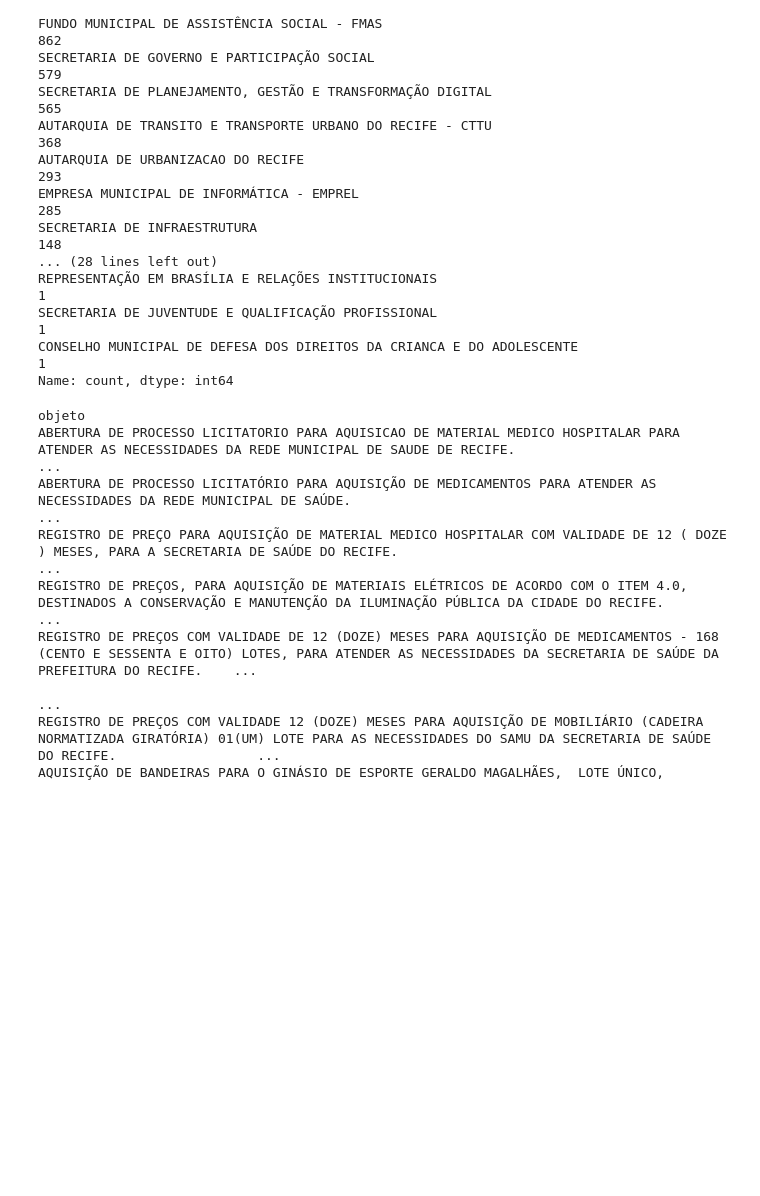
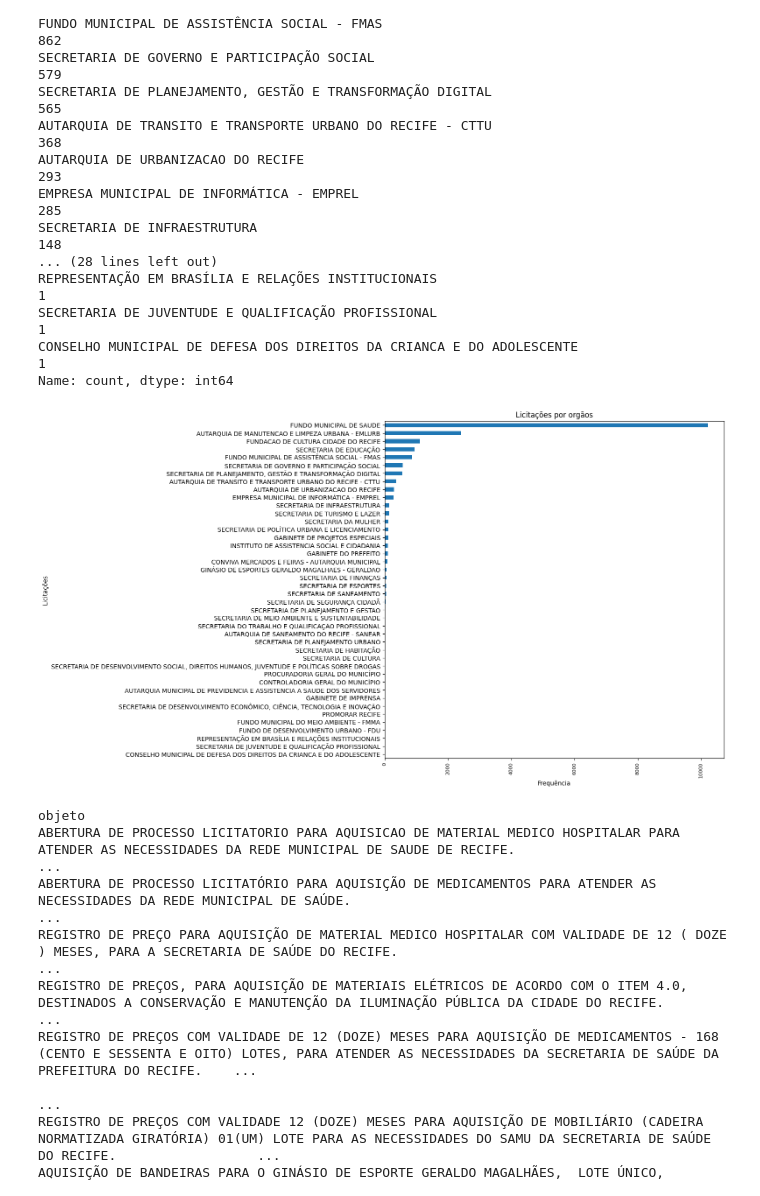
Before and after one commit to dayviddouglas/ciencia_de_dados_licitacoes_prefeitura_do_recife, a Jupyter notebook: Licitações.ipynb, the cells around one changed output. Cells and saved outputs as stored; diff of their text form; code cells hidden in the pictures; blank space fills up the shorter version.

```diff
--- a/Licitações.ipynb
+++ b/Licitações.ipynb
@@ -453,6 +451,16 @@ REPRESENTAÇÃO EM BRASÍLIA E RELAÇÕES INSTITUCIONAIS
 SECRETARIA DE JUVENTUDE E QUALIFICAÇÃO PROFISSIONAL                                               1
 CONSELHO MUNICIPAL DE DEFESA DOS DIREITOS DA CRIANCA E DO ADOLESCENTE                             1
 Name: count, dtype: int64
+# %%
+base["orgao_licitante"].value_counts().plot(kind='barh', figsize=(10, 10))
+plt.title('Licitações por orgãos')
+plt.xlabel('Frequência')
+plt.ylabel('Licitações')
+plt.gca().invert_yaxis()
+plt.xticks(rotation=90, fontsize=8)
+plt.show()
+# %% [output]
+[figure, added]
 # %%
 base["objeto"].value_counts()
 # Quantidade de licitações para aquisição de materiais.
```
Also changed, not shown: parts of 3 cells of this notebook.
